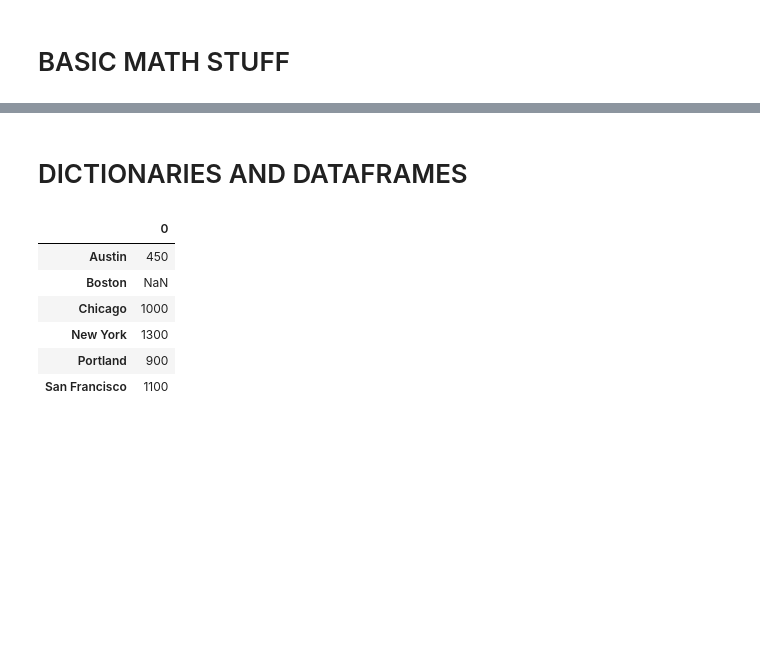
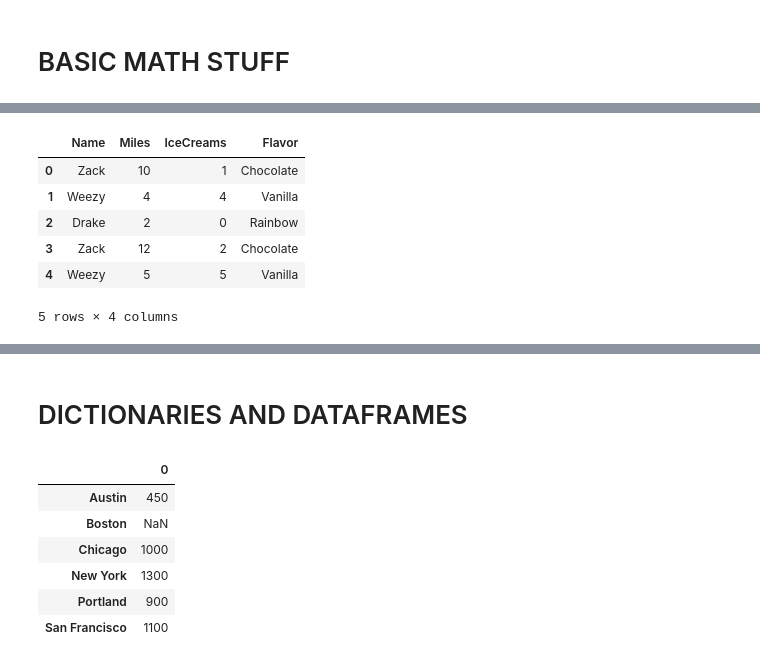
Before and after one commit to zd123/KungFu-Padas, a Jupyter notebook: lecture/Pandas-Essentials.ipynb, the cells around one changed output, grey strips where cells are left out. Cells and saved outputs as stored; diff of their text form; code cells hidden in the pictures; blank space fills up the shorter version.

```diff
--- a/lecture/Pandas-Essentials.ipynb
+++ b/lecture/Pandas-Essentials.ipynb
@@ -180,0 +218,14 @@ salMean = df.Salary.mean()
+# %%
+import pandas as pd
+
+
+df = pd.read_csv("lecture-data/ez.csv")
+df.head()
+# %% [output]
+|  | Name | Miles | IceCreams | Flavor |
+| 0 | Zack | 10 | 1 | Chocolate |
+| 1 | Weezy | 4 | 4 | Vanilla |
+| 2 | Drake | 2 | 0 | Rainbow |
+| 3 | Zack | 12 | 2 | Chocolate |
+| 4 | Weezy | 5 | 5 | Vanilla |
+5 rows × 4 columns
```
Also changed, not shown: parts of 21 cells of this notebook, 4 other files.
